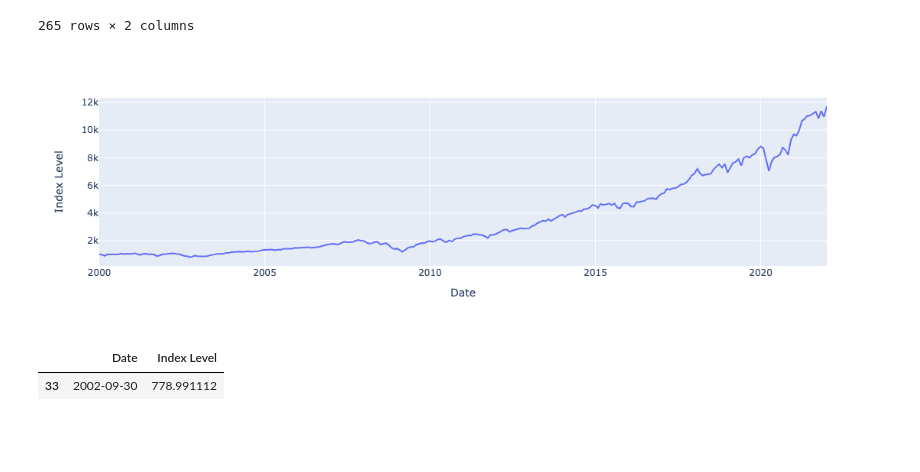
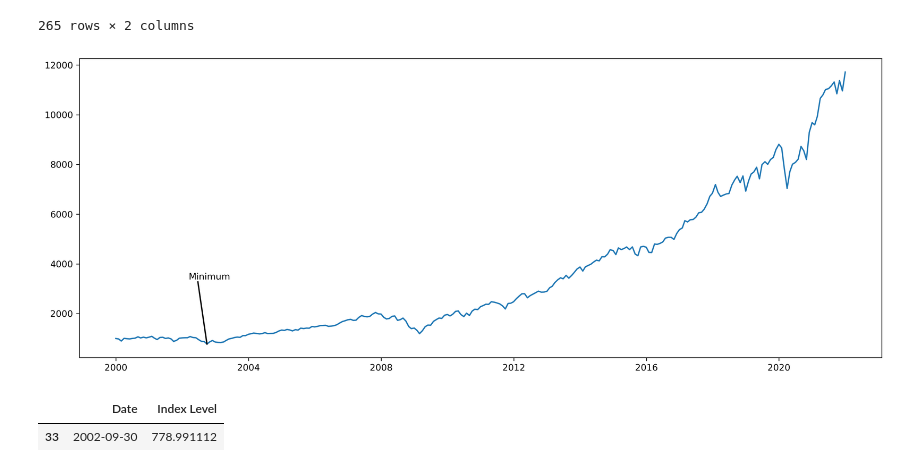
Before and after one commit to uWaterloo-CFM/CFM-301, a Jupyter notebook: Assignment 1/Data Assignment 1.ipynb, the cells around one changed output. Cells and saved outputs as stored; diff of their text form; code cells hidden in the pictures; blank space fills up the shorter version.

Commit message:
added text annotation to plot lol

```diff
--- a/Assignment 1/Data Assignment 1.ipynb
+++ b/Assignment 1/Data Assignment 1.ipynb
@@ -223,17 +224,22 @@ index_df
 265 rows × 2 columns
 # %%
 index_df.set_index(["Date"])
-plot = index_df.plot(x = "Date", y = "Index Level")
+
+plt.figure(figsize=(16, 6), dpi=300)
+
+plt.plot(index_df["Date"], index_df["Index Level"], label="Price-Weighted Index")
 
 # We need to find (and annotate the min and max)
 
 # Min
 min_y = min(index_df["Index Level"])
 min_x = index_df[index_df["Index Level"] == min_y]["Date"]
 
-plot.show()
+plt.plot([min_x, min_x - timedelta(100)], [min_y, min_y + 2500], linestyle="-", color="black")
+plt.text(min_x - timedelta(200), min_y + 2600, "Minimum")
+plt.show()
 # %% [output]
-[figure, old version]
+[figure, new version]
 # %%
 index_df[index_df["Index Level"] == min_y]
 # %% [output]
```
Also changed, not shown: parts of 1 cell of this notebook.
